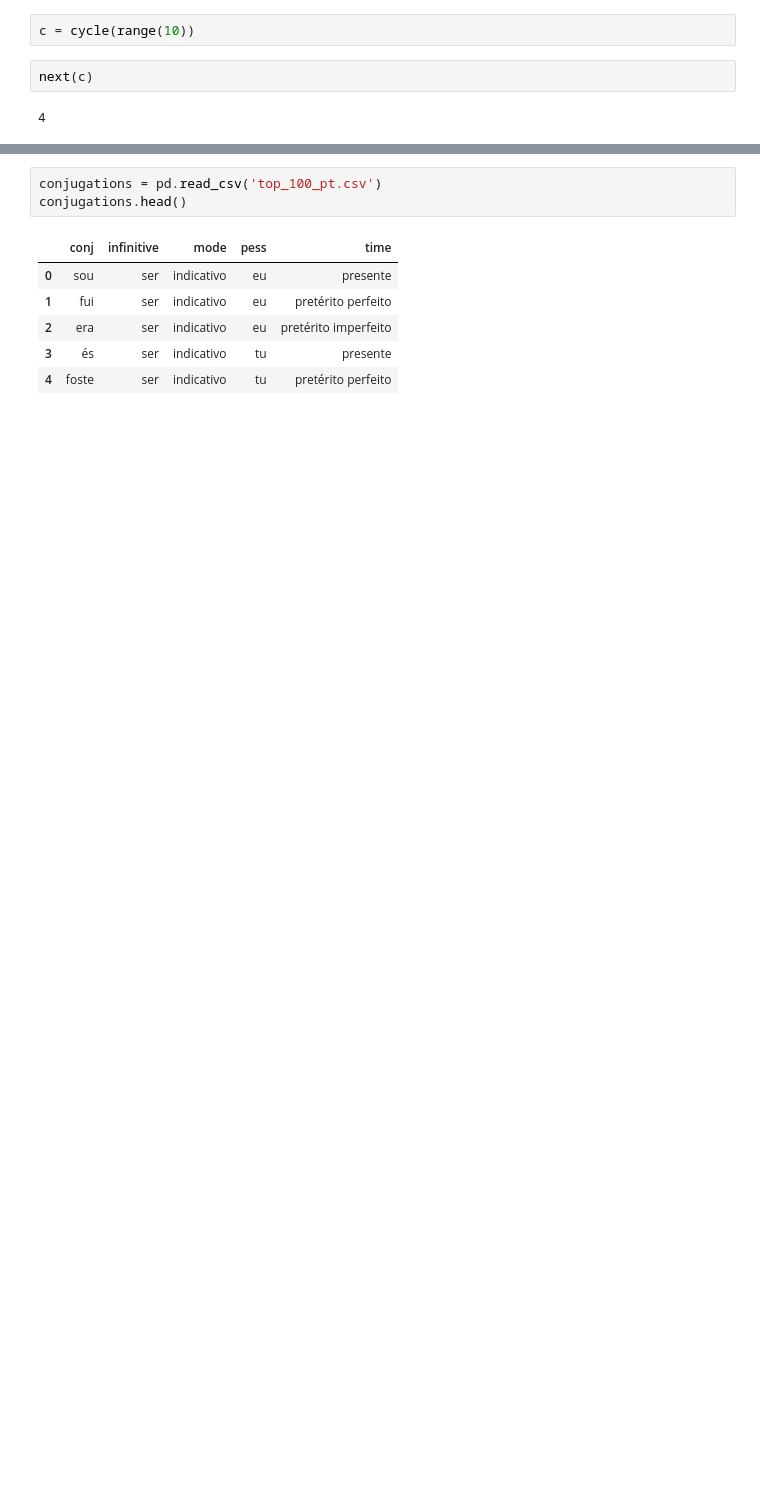
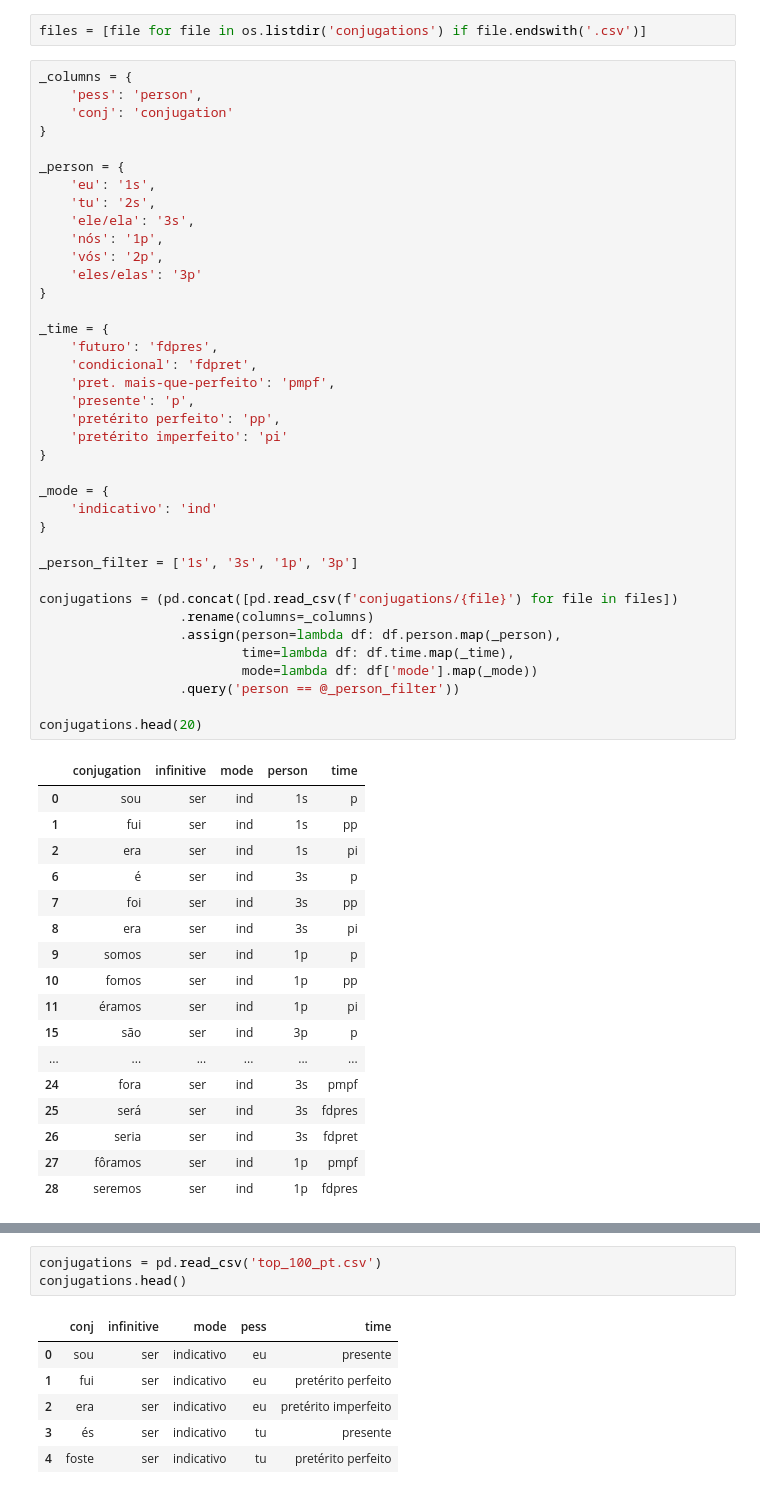
Before and after one commit to llulai/verbs, a Jupyter notebook: notebooks/questions.ipynb, the cells around one changed output, grey strips where cells are left out. Cells and saved outputs as stored; diff of their text form; blank space fills up the shorter version.

```diff
--- a/notebooks/questions.ipynb
+++ b/notebooks/questions.ipynb
@@ -4,6 +6,58 @@ import pandas as pd
-# %%
-c = cycle(range(10))
-# %%
-next(c)
-# %% [output]
-4
+# %%
+files = [file for file in os.listdir('conjugations') if file.endswith('.csv')]
+# %%
+_columns = {
+    'pess': 'person',
+    'conj': 'conjugation'
+}
+
+_person = {
+    'eu': '1s',
+    'tu': '2s',
+    'ele/ela': '3s',
+    'nós': '1p',
+    'vós': '2p',
+    'eles/elas': '3p'
+}
+
+_time = {
+    'futuro': 'fdpres',
+    'condicional': 'fdpret',
+    'pret. mais-que-perfeito': 'pmpf',
+    'presente': 'p',
+    'pretérito perfeito': 'pp',
+    'pretérito imperfeito': 'pi'
+}
+
+_mode = {
+    'indicativo': 'ind'
+}
+
+_person_filter = ['1s', '3s', '1p', '3p']
+
+conjugations = (pd.concat([pd.read_csv(f'conjugations/{file}') for file in files])
+                  .rename(columns=_columns)
+                  .assign(person=lambda df: df.person.map(_person),
+                          time=lambda df: df.time.map(_time),
+                          mode=lambda df: df['mode'].map(_mode))
+                  .query('person == @_person_filter'))
+
+conjugations.head(20)
+# %% [output]
+|  | conjugation | infinitive | mode | person | time |
+| 0 | sou | ser | ind | 1s | p |
+| 1 | fui | ser | ind | 1s | pp |
+| 2 | era | ser | ind | 1s | pi |
+| 6 | é | ser | ind | 3s | p |
+| 7 | foi | ser | ind | 3s | pp |
+| 8 | era | ser | ind | 3s | pi |
+| 9 | somos | ser | ind | 1p | p |
+| 10 | fomos | ser | ind | 1p | pp |
+| 11 | éramos | ser | ind | 1p | pi |
+| 15 | são | ser | ind | 3p | p |
+| ... | ... | ... | ... | ... | ... |
+| 24 | fora | ser | ind | 3s | pmpf |
+| 25 | será | ser | ind | 3s | fdpres |
+| 26 | seria | ser | ind | 3s | fdpret |
+| 27 | fôramos | ser | ind | 1p | pmpf |
+| 28 | seremos | ser | ind | 1p | fdpres |
```
Also changed, not shown: parts of 11 cells of this notebook, 14 other files.
